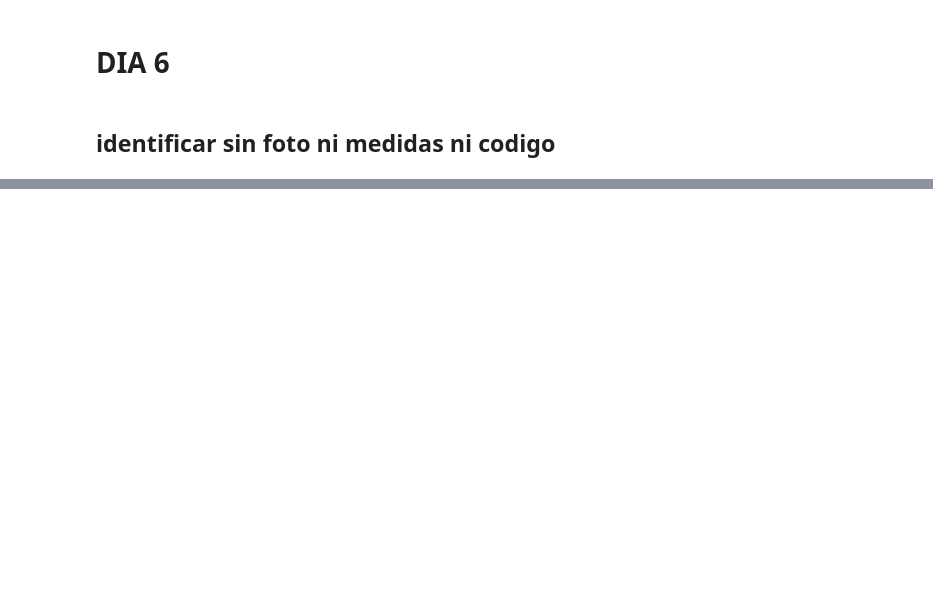
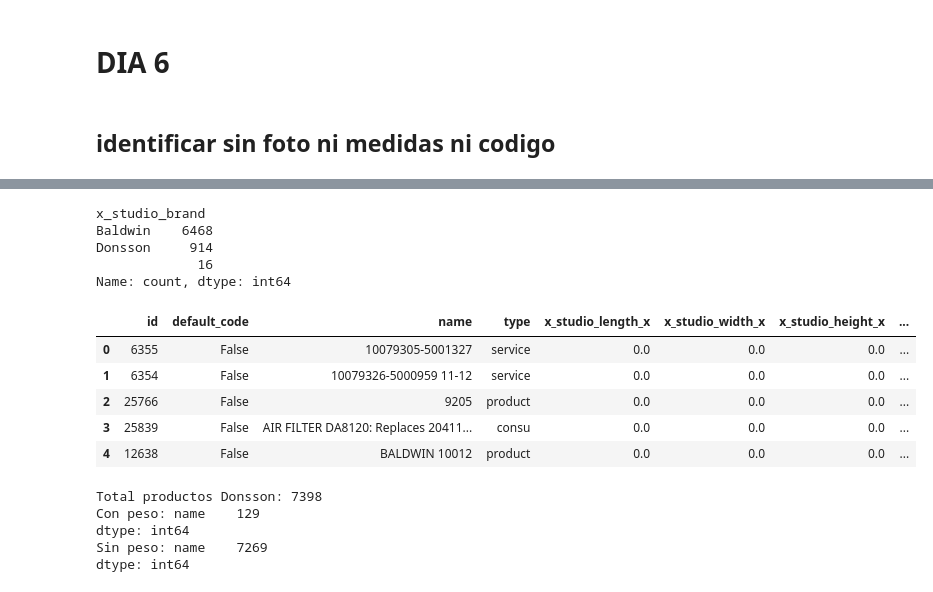
Before and after one commit to Juancanoanalyst/Donsson-Proyectos, a Jupyter notebook: DONSSON MIAMI/ETAPA1.IPYNB, the cells around one changed output, grey strips where cells are left out. Cells and saved outputs as stored; diff of their text form; code cells hidden in the pictures; blank space fills up the shorter version.

```diff
--- a/DONSSON MIAMI/ETAPA1.IPYNB
+++ b/DONSSON MIAMI/ETAPA1.IPYNB
@@ -172,0 +289,20 @@ with pd.ExcelWriter(
+# %%
+def asignar_marca(nombre):
+    nombre = str(nombre).upper()
+    # Verifica si contiene "DA" o si comienza con "GS" o "GX"
+    if "DA" in nombre or nombre.startswith("GS") or nombre.startswith("GX") or nombre.startswith("GA"):
+        return "Donsson"
+    elif "BALDWIN" in nombre:
+        return "Baldwin"
+    else:
+        return ""
+
+df_catalogo["x_studio_brand"] = df_catalogo["name"].apply(asignar_marca)
+# %%
+df_catalogo["x_studio_brand"].value_counts()
+# %% [output]
+x_studio_brand
+Baldwin    6468
+Donsson     914
+             16
+Name: count, dtype: int64
@@ -172,0 +311,11 @@ with pd.ExcelWriter(
+# %%
+df_donsson = df_catalogo.copy()
+
+df_donsson["clave_producto"] = (
+    df_donsson["name"]
+    .astype(str)
+    .str.strip()
+    .str.split(" ")
+    .str[0]
+    .str.upper()
+)
@@ -172,0 +360,15 @@ with pd.ExcelWriter(
+# %%
+df_merge = df_donsson.merge(
+    df_pesos,
+    on="clave_producto",
+    how="left"
+)
+
+df_merge.head()
+# %% [output]
+|  | id | default_code | name | type | x_studio_length_x | x_studio_width_x | x_studio_height_x | ... |
+| 0 | 6355 | False | 10079305-5001327 | service | 0.0 | 0.0 | 0.0 | ... |
+| 1 | 6354 | False | 10079326-5000959 11-12 | service | 0.0 | 0.0 | 0.0 | ... |
+| 2 | 25766 | False | 9205 | product | 0.0 | 0.0 | 0.0 | ... |
+| 3 | 25839 | False | AIR FILTER DA8120: Replaces 20411... | consu | 0.0 | 0.0 | 0.0 | ... |
+| 4 | 12638 | False | BALDWIN 10012 | product | 0.0 | 0.0 | 0.0 | ... |
@@ -172,0 +398,13 @@ with pd.ExcelWriter(
+# %%
+total = len(df_merge)
+sin_peso = total - con_peso
+
+print(f"Total productos Donsson: {total}")
+print(f"Con peso: {con_peso}")
+print(f"Sin peso: {sin_peso}")
+# %% [output]
+Total productos Donsson: 7398
+Con peso: name    129
+dtype: int64
+Sin peso: name    7269
+dtype: int64
```
Also changed, not shown: parts of 26 cells of this notebook, 5 other files.
